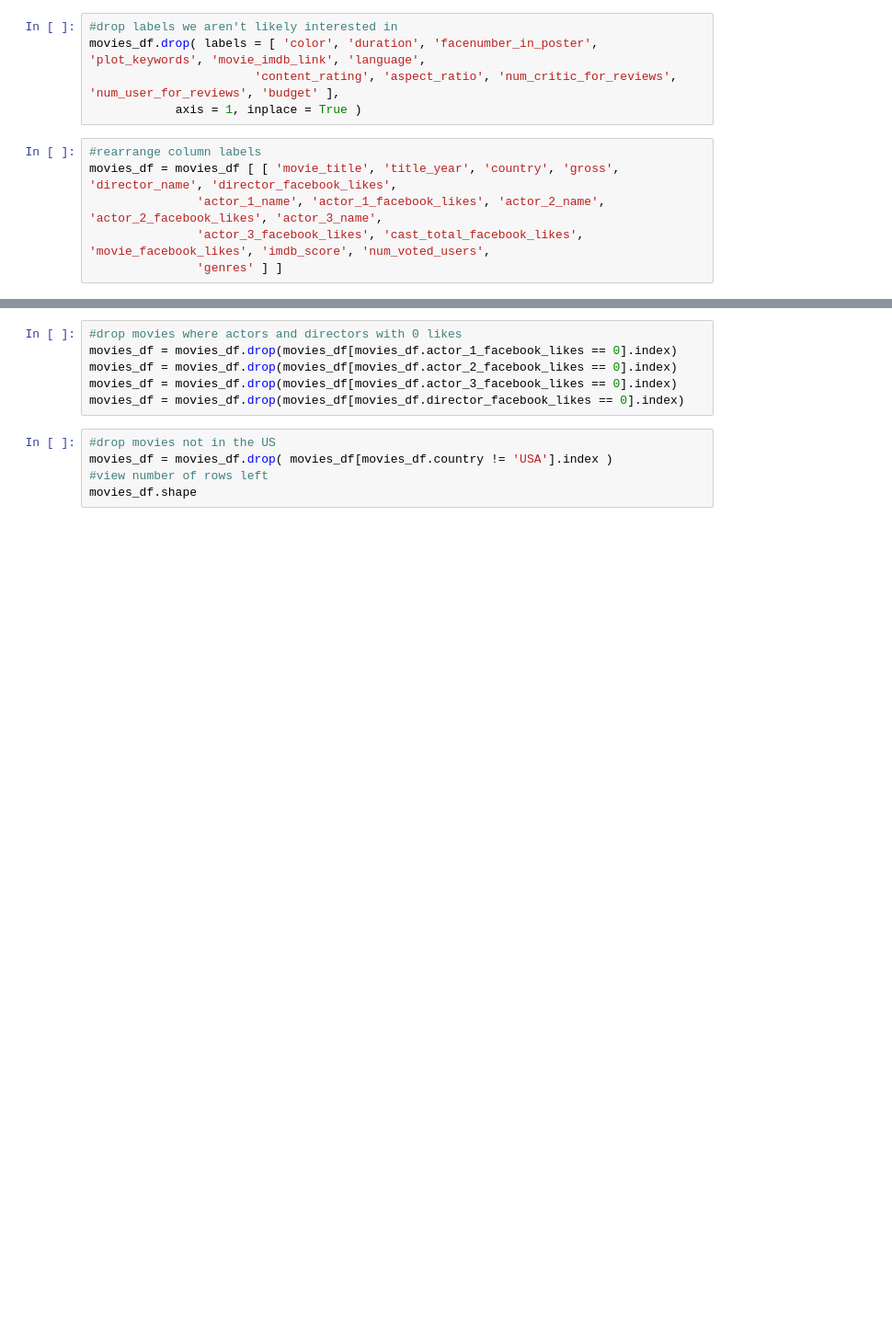
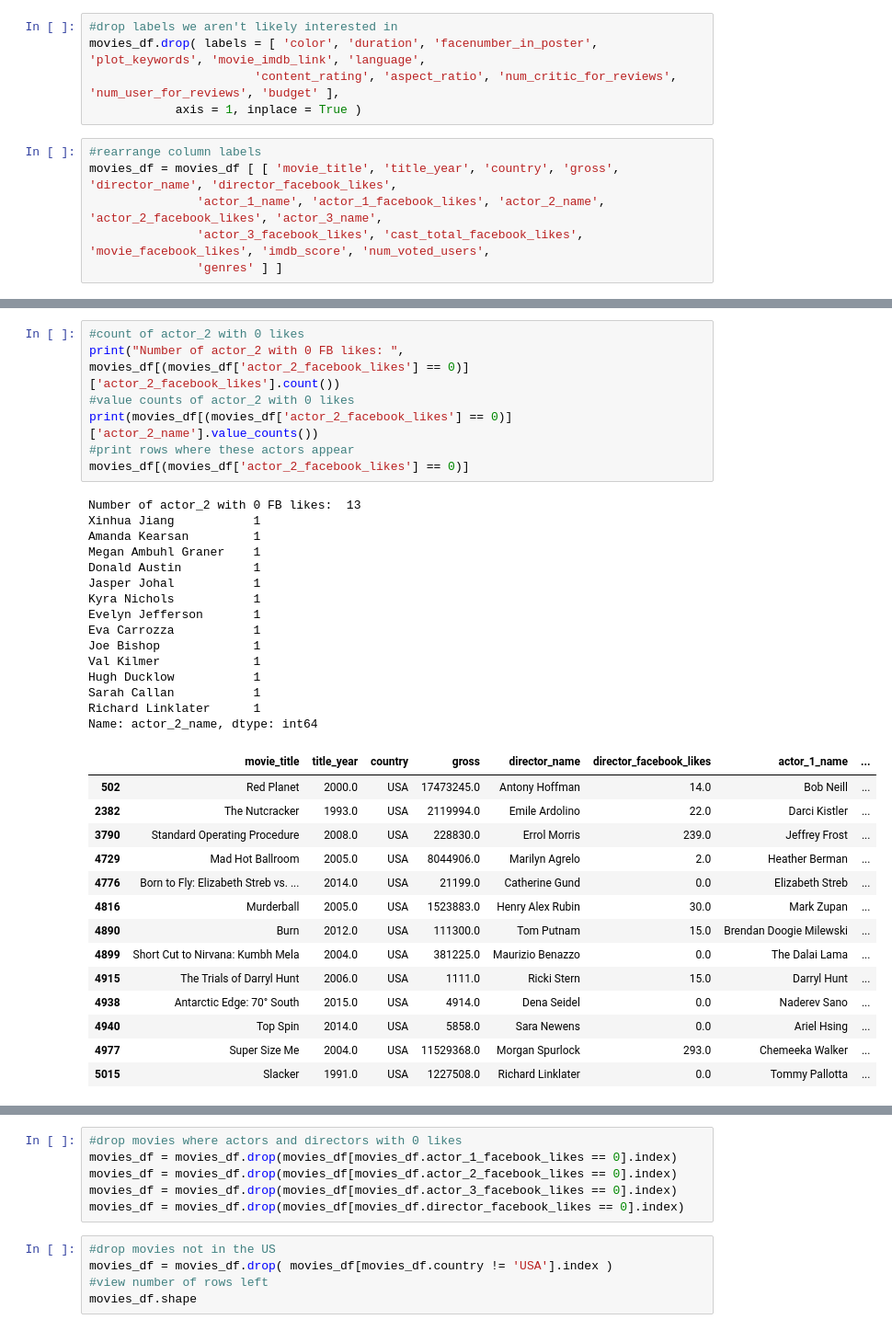
Before and after one commit to Hope93/COGS108_Repo, a Jupyter notebook: ActDirectOnMovieIncome.ipynb, the cells around one changed output, grey strips where cells are left out. Shown: that part at 92% size. Saved outputs shown, nothing was run; the diff lists cells and outputs as text; blank space fills up the shorter version.

```diff
--- a/ActDirectOnMovieIncome.ipynb
+++ b/ActDirectOnMovieIncome.ipynb
@@ -24,0 +83,37 @@ movies_df = movies_df [ [ 'movie_title', 'title_year', 'country', 'gross', 'dire
+# %%
+#count of actor_2 with 0 likes
+print("Number of actor_2 with 0 FB likes: ", movies_df[(movies_df['actor_2_facebook_likes'] == 0)]['actor_2_facebook_likes'].count())
+#value counts of actor_2 with 0 likes
+print(movies_df[(movies_df['actor_2_facebook_likes'] == 0)]['actor_2_name'].value_counts())
+#print rows where these actors appear
+movies_df[(movies_df['actor_2_facebook_likes'] == 0)]
+# %% [output]
+Number of actor_2 with 0 FB likes:  13
+Xinhua Jiang           1
+Amanda Kearsan         1
+Megan Ambuhl Graner    1
+Donald Austin          1
+Jasper Johal           1
+Kyra Nichols           1
+Evelyn Jefferson       1
+Eva Carrozza           1
+Joe Bishop             1
+Val Kilmer             1
+Hugh Ducklow           1
+Sarah Callan           1
+Richard Linklater      1
+Name: actor_2_name, dtype: int64
+|  | movie_title | title_year | country | gross | director_name | director_facebook_likes | actor_1_name | ... |
+| 502 | Red Planet | 2000.0 | USA | 17473245.0 | Antony Hoffman | 14.0 | Bob Neill | ... |
+| 2382 | The Nutcracker | 1993.0 | USA | 2119994.0 | Emile Ardolino | 22.0 | Darci Kistler | ... |
+| 3790 | Standard Operating Procedure | 2008.0 | USA | 228830.0 | Errol Morris | 239.0 | Jeffrey Frost | ... |
+| 4729 | Mad Hot Ballroom | 2005.0 | USA | 8044906.0 | Marilyn Agrelo | 2.0 | Heather Berman | ... |
+| 4776 | Born to Fly: Elizabeth Streb vs. ... | 2014.0 | USA | 21199.0 | Catherine Gund | 0.0 | Elizabeth Streb | ... |
+| 4816 | Murderball | 2005.0 | USA | 1523883.0 | Henry Alex Rubin | 30.0 | Mark Zupan | ... |
+| 4890 | Burn | 2012.0 | USA | 111300.0 | Tom Putnam | 15.0 | Brendan Doogie Milewski | ... |
+| 4899 | Short Cut to Nirvana: Kumbh Mela | 2004.0 | USA | 381225.0 | Maurizio Benazzo | 0.0 | The Dalai Lama | ... |
+| 4915 | The Trials of Darryl Hunt | 2006.0 | USA | 1111.0 | Ricki Stern | 15.0 | Darryl Hunt | ... |
+| 4938 | Antarctic Edge: 70° South | 2015.0 | USA | 4914.0 | Dena Seidel | 0.0 | Naderev Sano | ... |
+| 4940 | Top Spin | 2014.0 | USA | 5858.0 | Sara Newens | 0.0 | Ariel Hsing | ... |
+| 4977 | Super Size Me | 2004.0 | USA | 11529368.0 | Morgan Spurlock | 293.0 | Chemeeka Walker | ... |
+| 5015 | Slacker | 1991.0 | USA | 1227508.0 | Richard Linklater | 0.0 | Tommy Pallotta | ... |
```
Also changed, not shown: parts of 18 cells of this notebook.
